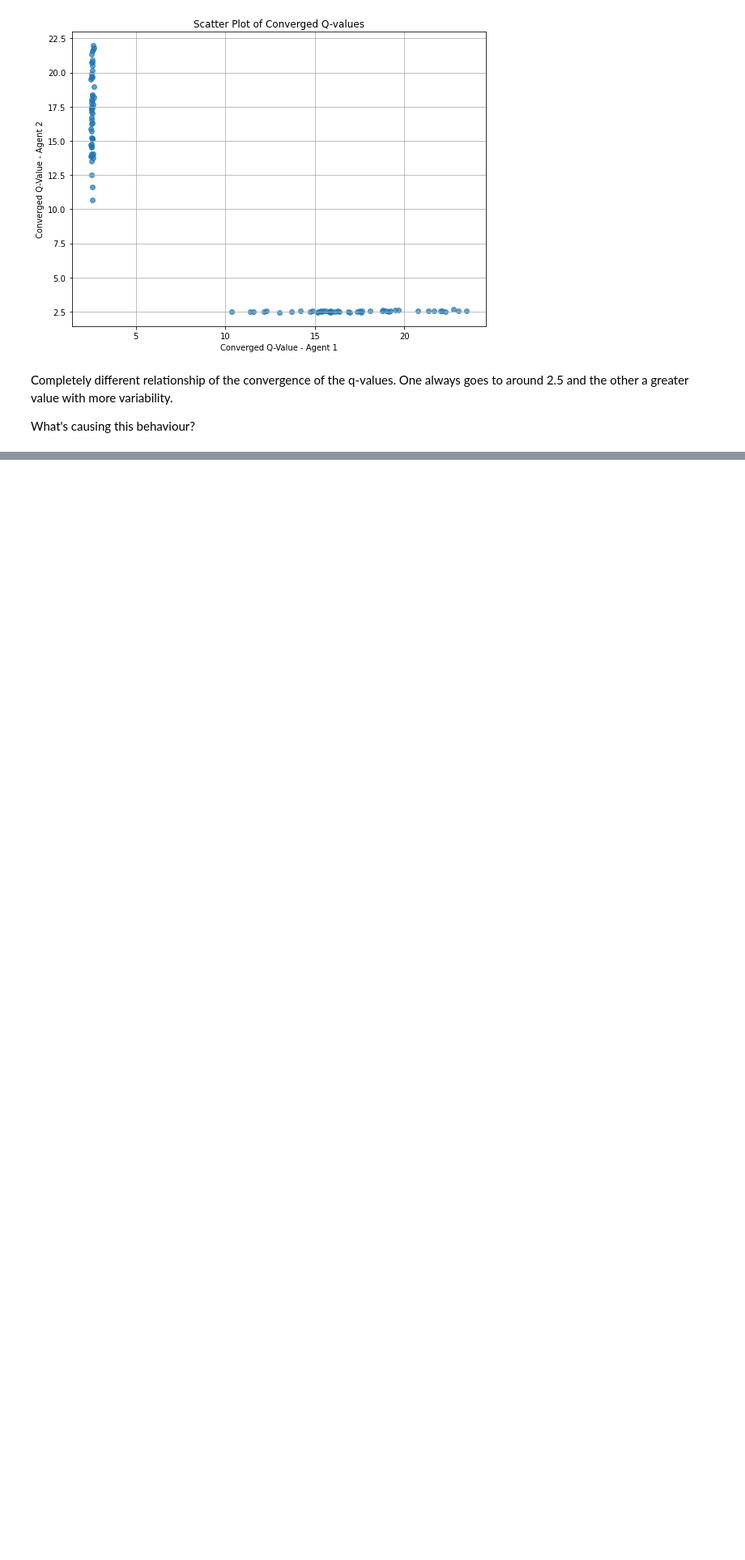
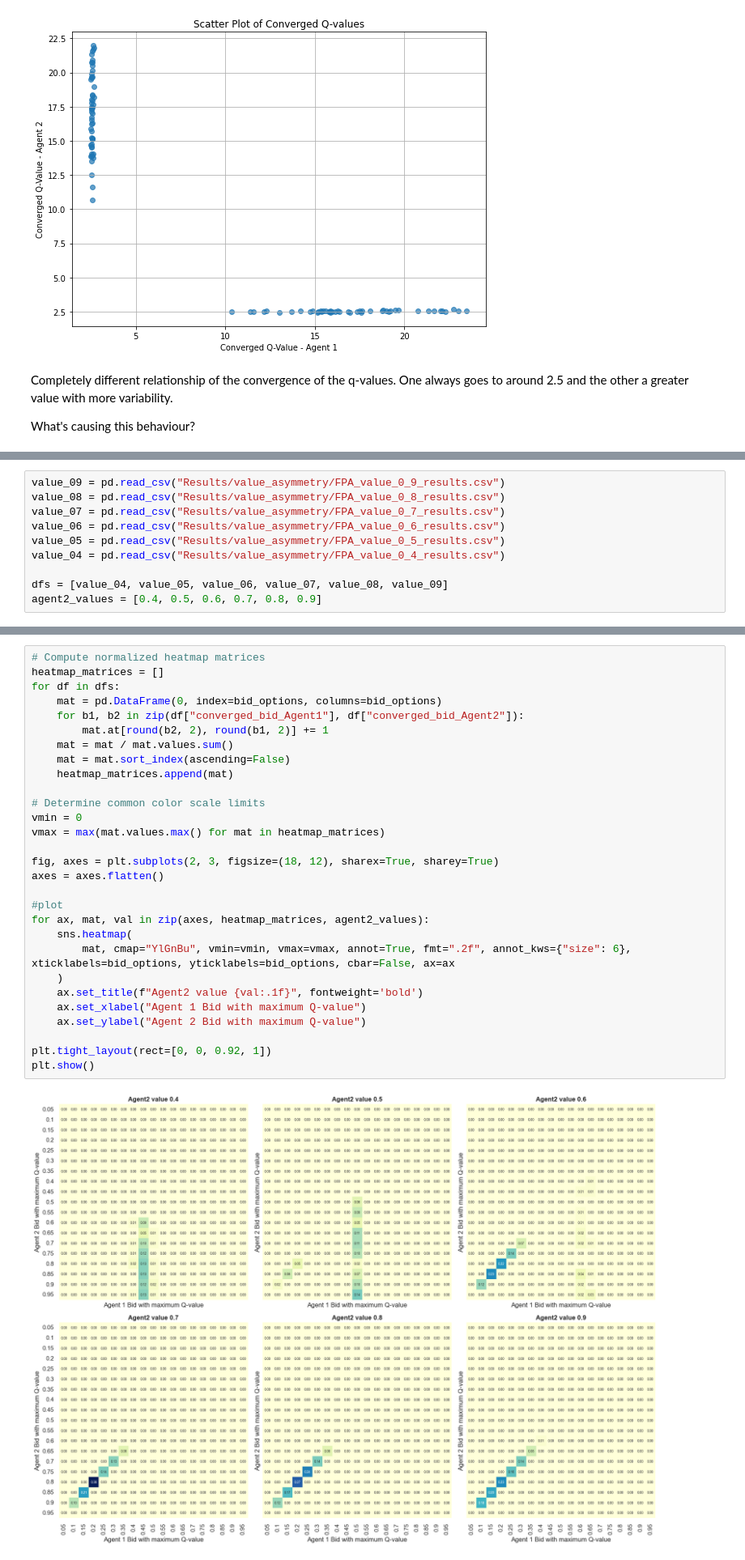
Before and after one commit to Gmo23/auction_thesis, a Jupyter notebook: Simulation_results.ipynb, the cells around one changed output, grey strips where cells are left out. Shown: that part at 81% size. Cells and saved outputs as stored; diff of their text form; blank space fills up the shorter version.

Commit message:
Analysis of asymmetry in agent's values

```diff
--- a/Simulation_results.ipynb
+++ b/Simulation_results.ipynb
@@ -487,0 +425,10 @@ plt.show()
+# %%
+value_09 = pd.read_csv("Results/value_asymmetry/FPA_value_0_9_results.csv")
+value_08 = pd.read_csv("Results/value_asymmetry/FPA_value_0_8_results.csv")
+value_07 = pd.read_csv("Results/value_asymmetry/FPA_value_0_7_results.csv")
+value_06 = pd.read_csv("Results/value_asymmetry/FPA_value_0_6_results.csv")
+value_05 = pd.read_csv("Results/value_asymmetry/FPA_value_0_5_results.csv")
+value_04 = pd.read_csv("Results/value_asymmetry/FPA_value_0_4_results.csv")
+
+dfs = [value_04, value_05, value_06, value_07, value_08, value_09]
+agent2_values = [0.4, 0.5, 0.6, 0.7, 0.8, 0.9]
@@ -487,0 +445,31 @@ plt.show()
+# %%
+# Compute normalized heatmap matrices
+heatmap_matrices = []
+for df in dfs:
+    mat = pd.DataFrame(0, index=bid_options, columns=bid_options)
+    for b1, b2 in zip(df["converged_bid_Agent1"], df["converged_bid_Agent2"]):
+        mat.at[round(b2, 2), round(b1, 2)] += 1
+    mat = mat / mat.values.sum()
+    mat = mat.sort_index(ascending=False)
+    heatmap_matrices.append(mat)
+
+# Determine common color scale limits
+vmin = 0
+vmax = max(mat.values.max() for mat in heatmap_matrices)
+
+fig, axes = plt.subplots(2, 3, figsize=(18, 12), sharex=True, sharey=True)
+axes = axes.flatten()
+
+#plot
+for ax, mat, val in zip(axes, heatmap_matrices, agent2_values):
+    sns.heatmap(
+        mat, cmap="YlGnBu", vmin=vmin, vmax=vmax, annot=True, fmt=".2f", annot_kws={"size": 6}, xticklabels=bid_options, yticklabels=bid_options, cbar=False, ax=ax
+    )
+    ax.set_title(f"Agent2 value {val:.1f}", fontweight='bold')
+    ax.set_xlabel("Agent 1 Bid with maximum Q-value")
+    ax.set_ylabel("Agent 2 Bid with maximum Q-value")
+
+plt.tight_layout(rect=[0, 0, 0.92, 1])
+plt.show()
+# %% [output]
+[figure, added]
```
Also changed, not shown: parts of 25 cells of this notebook, 5 other files.
